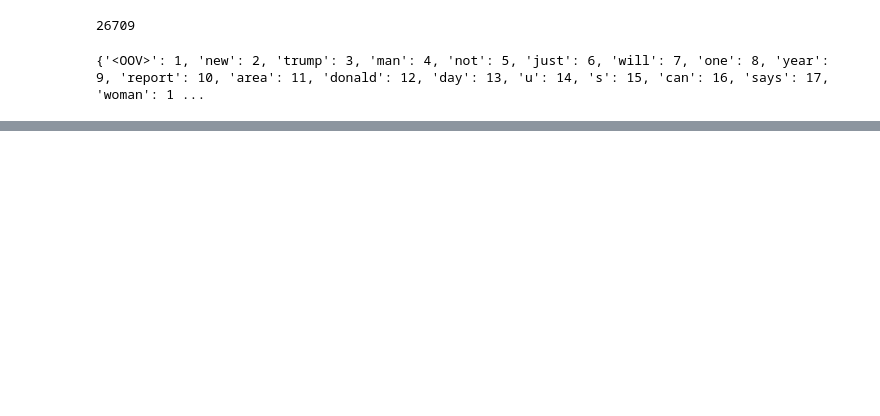
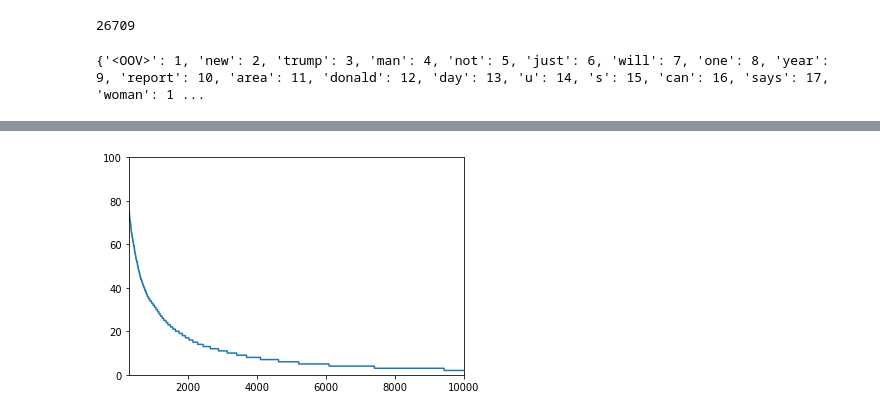
Before and after one commit to AashiDutt/AI-and-ML-for-Coders, a Jupyter notebook: Chapter_6.ipynb, the cells around one changed output, grey strips where cells are left out. Cells and saved outputs as stored; diff of their text form; code cells hidden in the pictures; blank space fills up the shorter version.

```diff
--- a/Chapter_6.ipynb
+++ b/Chapter_6.ipynb
@@ -184,0 +233,8 @@ plot_graphs(history, "loss")
+# %%
+plt.plot(xs, ys)
+plt.axis([300,10000,0,100])
+plt.show()
+
+#zooming in data
+# %% [output]
+[figure, added]
```
Also changed, not shown: parts of 33 cells of this notebook.
